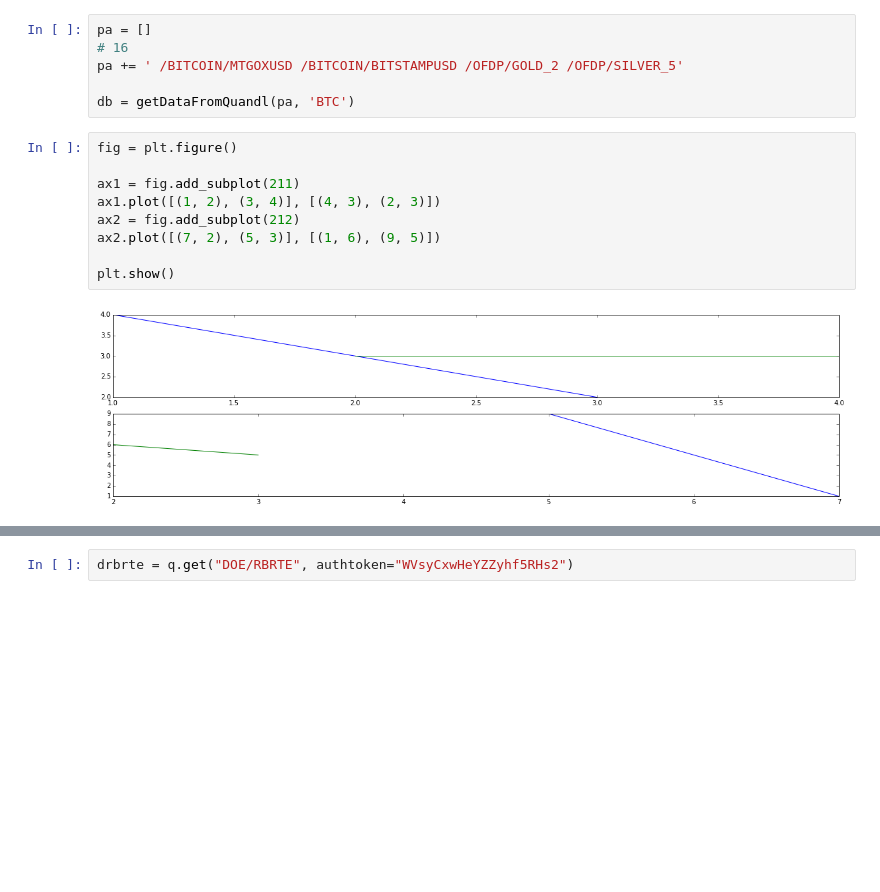
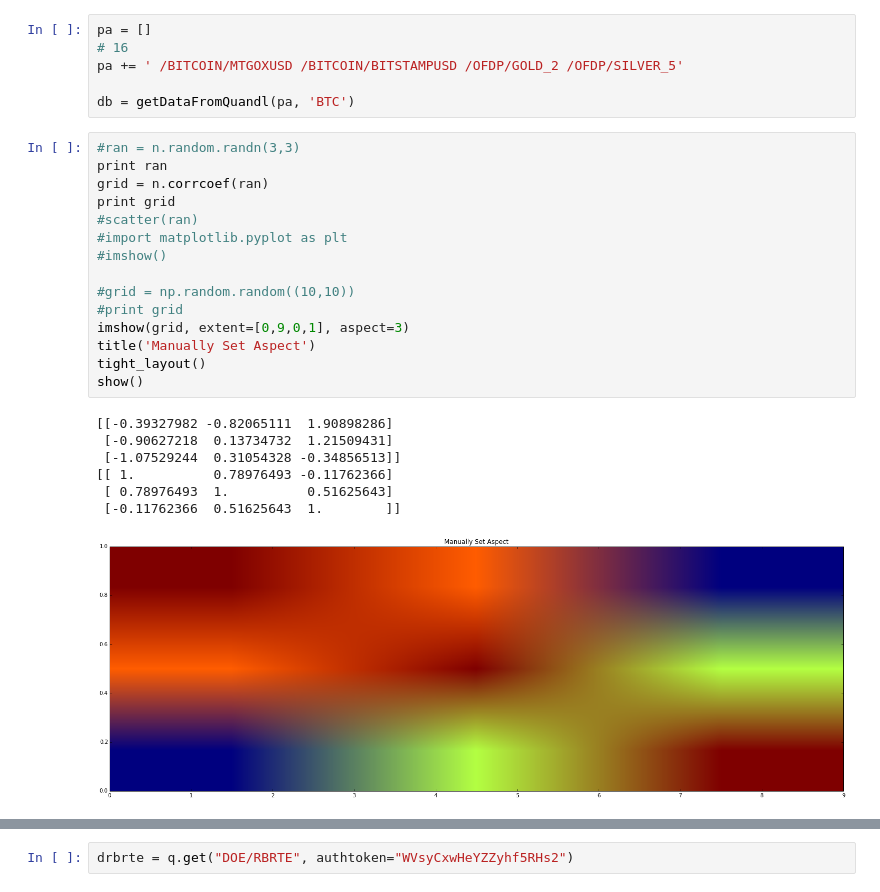
Before and after one commit to qorelogic/ml2, a Jupyter notebook: bin/quandl-fun.ipynb, the cells around one changed output, grey strips where cells are left out. Saved outputs shown, nothing was run; the diff lists cells and outputs as text; blank space fills up the shorter version.

```diff
--- a/bin/quandl-fun.ipynb
+++ b/bin/quandl-fun.ipynb
@@ -148,14 +157,26 @@ pa = []
 pa += ' /BITCOIN/MTGOXUSD /BITCOIN/BITSTAMPUSD /OFDP/GOLD_2 /OFDP/SILVER_5'
 
 db = getDataFromQuandl(pa, 'BTC')
-# %%
-fig = plt.figure()
-
-ax1 = fig.add_subplot(211)
-ax1.plot([(1, 2), (3, 4)], [(4, 3), (2, 3)])
-ax2 = fig.add_subplot(212)
-ax2.plot([(7, 2), (5, 3)], [(1, 6), (9, 5)])
-
-plt.show()
-# %% [output]
-[figure, removed]
+# %%
+#ran = n.random.randn(3,3)
+print ran
+grid = n.corrcoef(ran)
+print grid
+#scatter(ran)
+#import matplotlib.pyplot as plt
+#imshow()
+
+#grid = np.random.random((10,10))
+#print grid
+imshow(grid, extent=[0,9,0,1], aspect=3)
+title('Manually Set Aspect')
+tight_layout()
+show()
+# %% [output]
+[[-0.39327982 -0.82065111  1.90898286]
+ [-0.90627218  0.13734732  1.21509431]
+ [-1.07529244  0.31054328 -0.34856513]]
+[[ 1.          0.78976493 -0.11762366]
+ [ 0.78976493  1.          0.51625643]
+ [-0.11762366  0.51625643  1.        ]]
+[figure, added]
```
Also changed, not shown: parts of 7 cells of this notebook, 7 other files.
